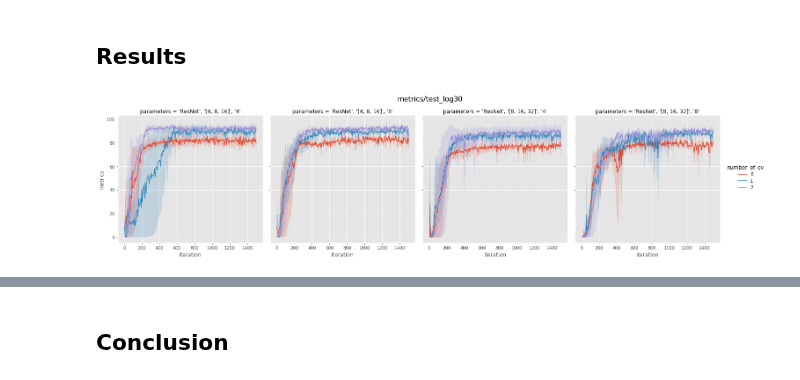
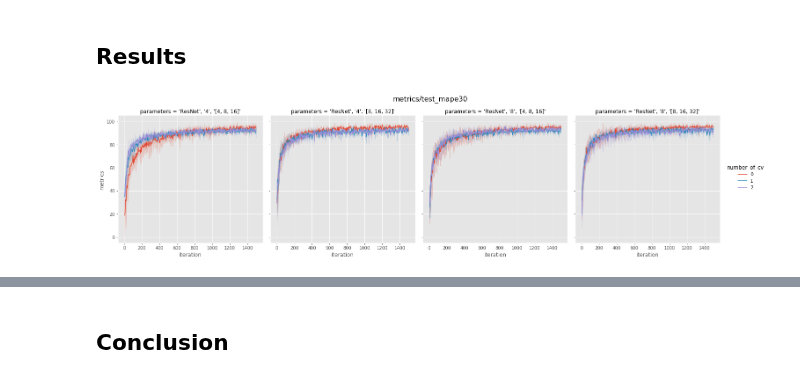
Before and after one commit to analysiscenter/radial, a Jupyter notebook: standards/parameters_estimation_2d_model.ipynb, the cells around one changed output, grey strips where cells are left out. Cells and saved outputs as stored; diff of their text form; code cells hidden in the pictures.

```diff
--- a/standards/parameters_estimation_2d_model.ipynb
+++ b/standards/parameters_estimation_2d_model.ipynb
@@ -160,7 +160,6 @@ res = execute_research_with_cv(train_pipeline, test_pipeline, research,
 # %% [markdown]
 ## Results
 # %%
-draw_history(research='research_resnets_3/', names=['test_log30'], types_var=['metrics'],
-             cross_val=cross_val, aggr=False, iter_start=1, draw_dict=None)
+draw_history(research='research_resnets/', names=['test_mape30'], types_var=['metrics'], cross_val=cross_val, aggr=False, iter_start=1, draw_dict=None)
 # %% [output]
-[figure, old version]
+[figure, new version]
```
Also changed, not shown: parts of 5 cells of this notebook, 9 other files.
